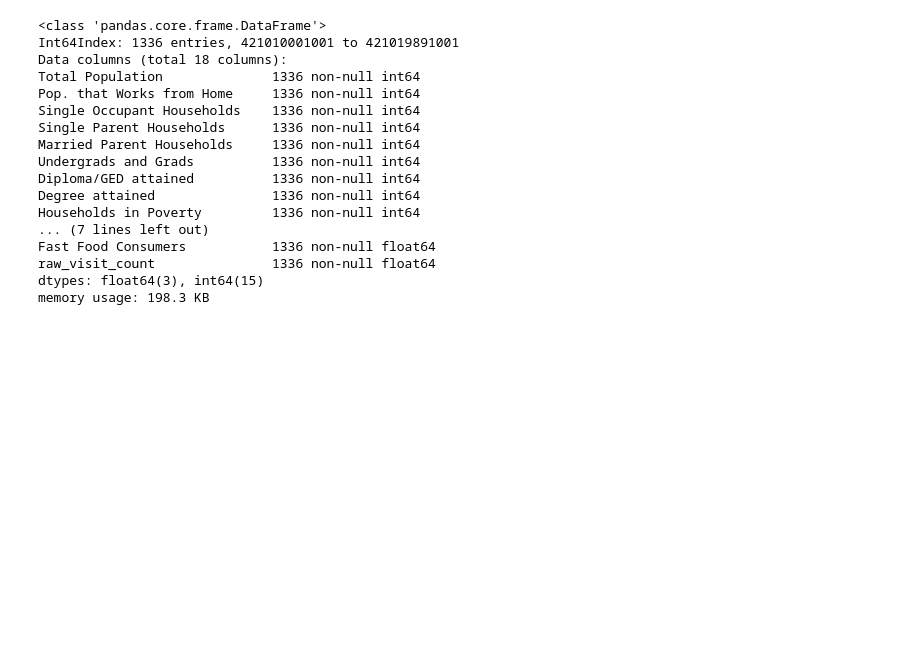
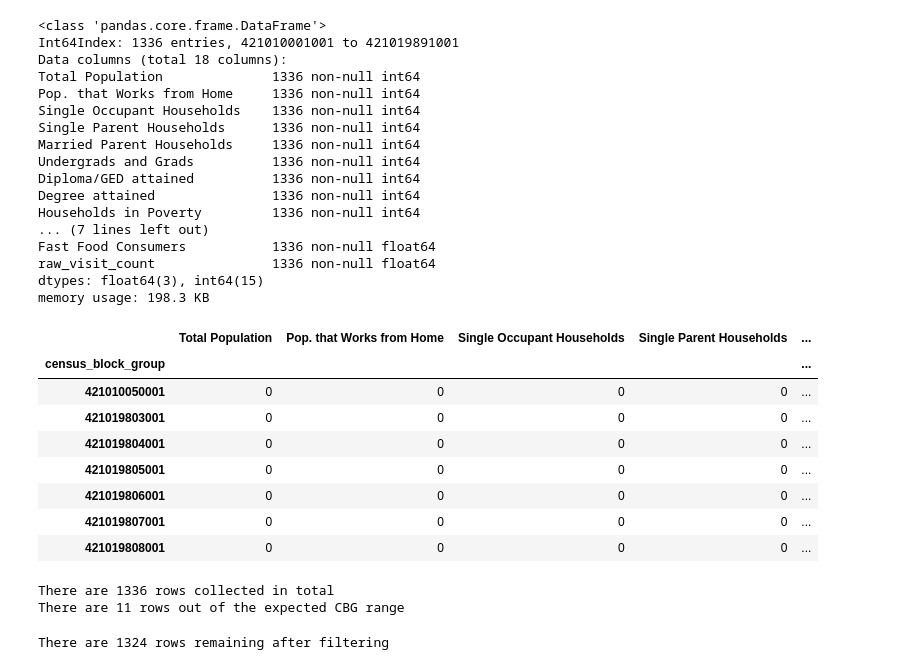
Before and after one commit to jon-e-pizza/Springboard, a Jupyter notebook: CapstoneFastFoodEstablishments/Data_Wrangling.ipynb, the cells around one changed output. Cells and saved outputs as stored; diff of their text form; code cells hidden in the pictures; blank space fills up the shorter version.

Commit message:
Adding some notes for data cleaning

```diff
--- a/CapstoneFastFoodEstablishments/Data_Wrangling.ipynb
+++ b/CapstoneFastFoodEstablishments/Data_Wrangling.ipynb
@@ -615,6 +615,38 @@ Fast Food Consumers           1336 non-null float64
 raw_visit_count               1336 non-null float64
 dtypes: float64(3), int64(15)
 memory usage: 198.3 KB
+# %%
+# No nulls reported, but lets do a sanity check on the presense of
+# values
+concatenated[concatenated['Total Population'] == 0]
+# %% [output]
+|  | Total Population | Pop. that Works from Home | Single Occupant Households | Single Parent Households | ... |
+| census_block_group |  |  |  |  | ... |
+| 421010050001 | 0 | 0 | 0 | 0 | ... |
+| 421019803001 | 0 | 0 | 0 | 0 | ... |
+| 421019804001 | 0 | 0 | 0 | 0 | ... |
+| 421019805001 | 0 | 0 | 0 | 0 | ... |
+| 421019806001 | 0 | 0 | 0 | 0 | ... |
+| 421019807001 | 0 | 0 | 0 | 0 | ... |
+| 421019808001 | 0 | 0 | 0 | 0 | ... |
+# %%
+# We should remove these rows since all predictor variables are
+# missing, but we also notice appears that the CBG has made a huge
+# jump for most of these values from what we were seeing before. Lets
+# confirm this.
+print('There are {} rows collected in total'.format(len(concatenated)))
+print('There are {} rows out of the expected CBG range'.format(len(concatenated[concatenated.index // 1000000 == 421019])))
+# %% [output]
+There are 1336 rows collected in total
+There are 11 rows out of the expected CBG range
+# %%
+# These do indeed appear to be outliers which given the overlap may be
+# related to the missing data. For consistency of data we will remove
+# these outliers even where values aren't missing
+concatenated = concatenated[(concatenated['Total Population'] > 0) & (concatenated.index // 1000000 == 421010)]
+print('There are {} rows remaining after filtering'.format(len(concatenated)))
+# %% [output]
+There are 1324 rows remaining after filtering
 # %%
 # looks like we're good, lets write our final table
 concatenated.to_csv('location_data_wrangled.csv')
```
Also changed, not shown: parts of 1 cell of this notebook, 2 other files.
